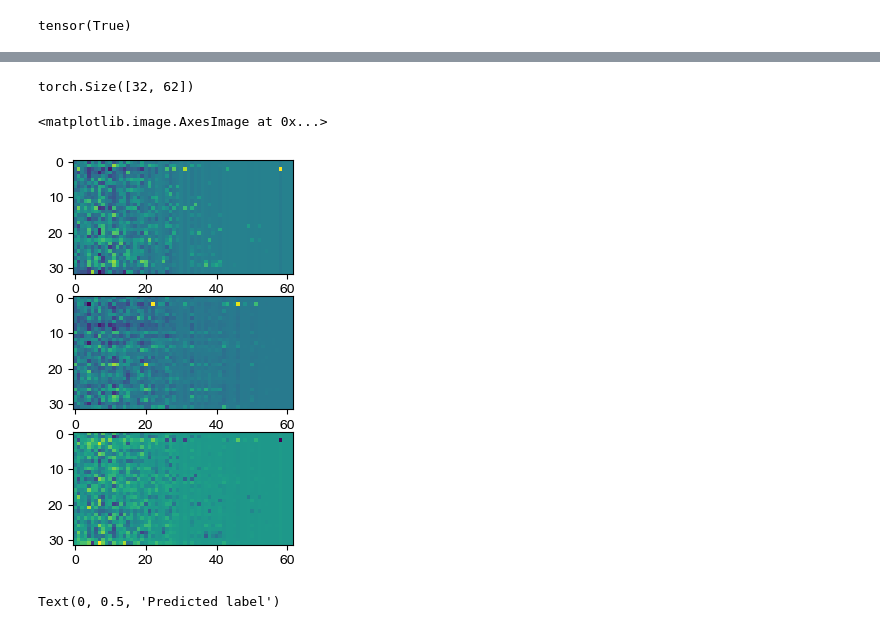
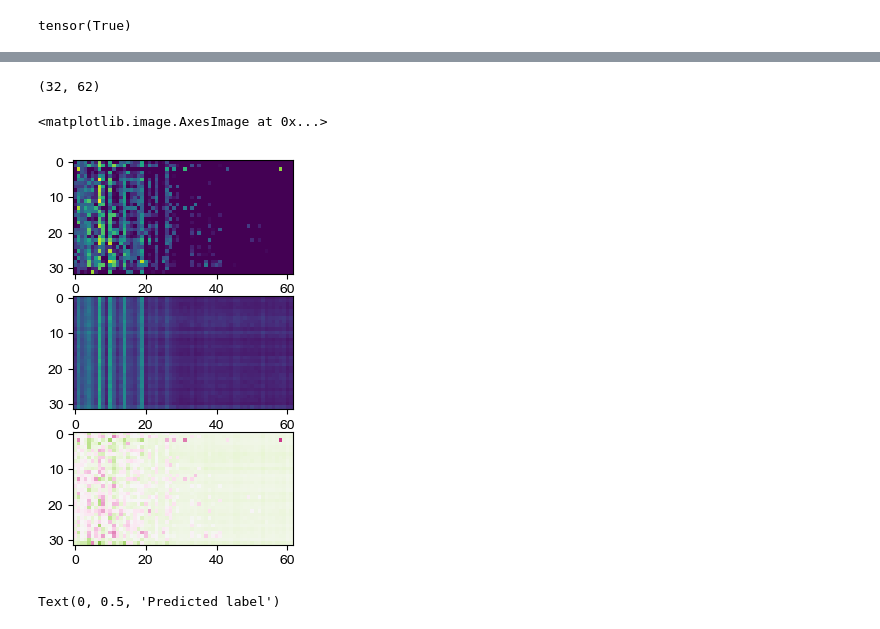
Before and after one commit to vdplasthijs/PECL, a Jupyter notebook: notebooks/try-out/Explore PECL model.ipynb, the cells around one changed output, grey strips where cells are left out. Saved outputs shown, nothing was run; the diff lists cells and outputs as text; code cells hidden in the pictures.

```diff
--- a/notebooks/try-out/Explore PECL model.ipynb
+++ b/notebooks/try-out/Explore PECL model.ipynb
@@ -119,11 +116,11 @@ Findings:
 tmp_model, _ = pem.train_pecl(training_method='pecl',
                     pecl_distance_metric='softmax',
                     species_process='all', zscore_im=True,
-                    use_class_weights=False,
-                    n_epochs_max=20, batch_size=64,
+                    use_class_weights=True,
+                    n_epochs_max=20, batch_size=32,
                     freeze_resnet=True, n_layers_mlp=2,
                     pred_train_loss='weighted-bce',
-                    normalise_embedding=None)
+                    normalise_embedding='l2')
 # dict_models['bce_top20_cw'] = tmp_model
 # %% [output]
 Seed set to 42
@@ -162,9 +160,9 @@ No class weights.
 # %% [output]
 tensor(True)
 # %%
-# train_dl, val_dl = _
+train_dl, val_dl = _
 # tmp_model = dict_models['pred_incl_enc']
-val_dl = torch.utils.data.DataLoader(ds, batch_size=8, shuffle=True)
+# val_dl = torch.utils.data.DataLoader(ds, batch_size=8, shuffle=True)
 
 
 for batch in val_dl:
@@ -179,18 +193,24 @@ for batch in val_dl:
 # %%
-# pred = pred.detach().numpy()
+if type(pred) == torch.Tensor:
+    pred = pred.detach().numpy()
+if type(label) == torch.Tensor:
+    label = label.detach().numpy()
 pred_zero_mean = pred - pred.mean(0)
 label_zero_mean = label - label.mean(0)
-label_zero_mean = label_zero_mean.detach().numpy()
+assert pred.max() <= 1, f'pred.max()={pred.max()}'
+assert pred.min() >= 0, f'pred.min()={pred.min()}'
+assert label.max() <= 1, f'label.max()={label.max()}'
+assert label.min() >= 0, f'label.min()={label.min()}'
 
 print(label.shape)
 fig, ax = plt.subplots(3, 1, figsize=(10, 5))
-ax[0].imshow(label_zero_mean)
-ax[1].imshow(pred_zero_mean)
-ax[2].imshow(pred_zero_mean - label_zero_mean)
+ax[0].imshow(label, vmin=0, vmax=1, cmap='viridis')
+ax[1].imshow(pred, vmin=-0, vmax=1, cmap='viridis')
+ax[2].imshow(pred - label, vmin=-1, vmax=1, cmap='PiYG')
 # %% [output]
-torch.Size([32, 62])
+(32, 62)
 <matplotlib.image.AxesImage at 0x...>
-[figure, old version]
+[figure, new version]
 # %%
 i_sample = 0
 plt.scatter(label_zero_mean[:, 20:].ravel(), pred_zero_mean[:, 20:].ravel())
```
Also changed, not shown: parts of 11 cells of this notebook, 1 other file.
